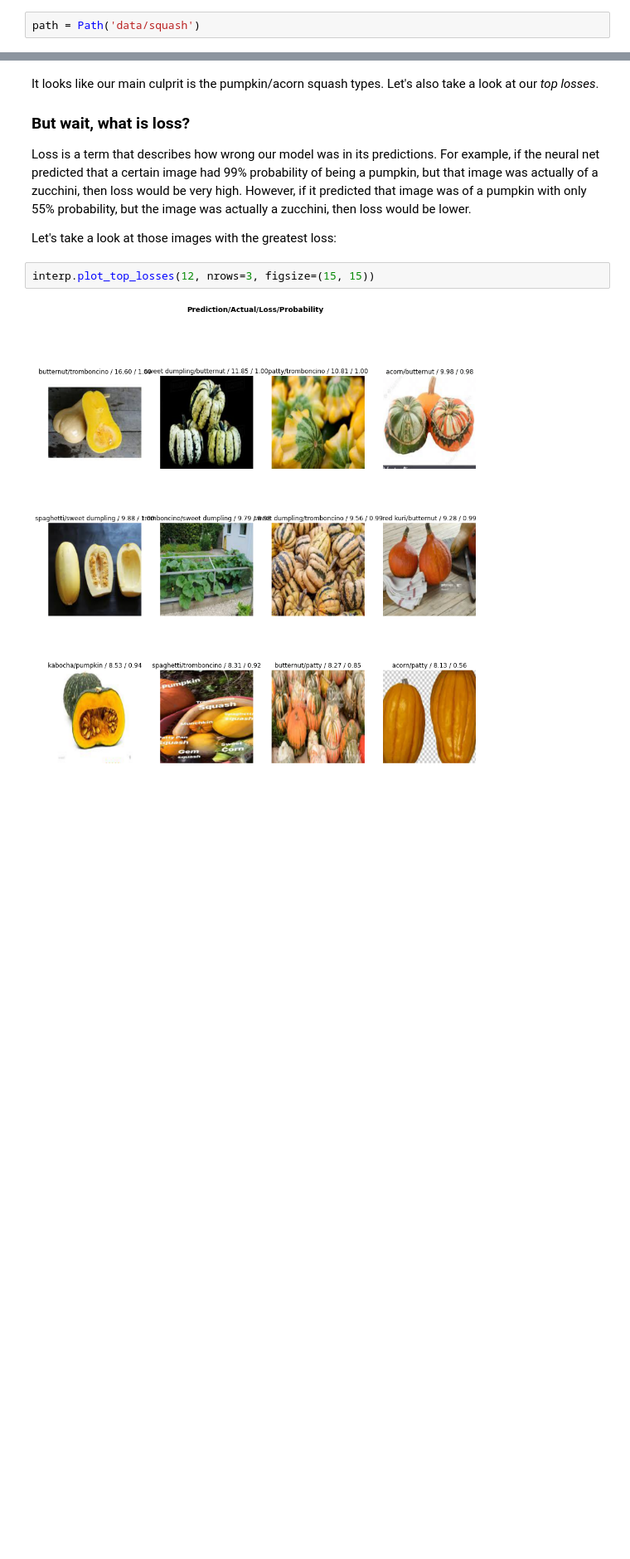
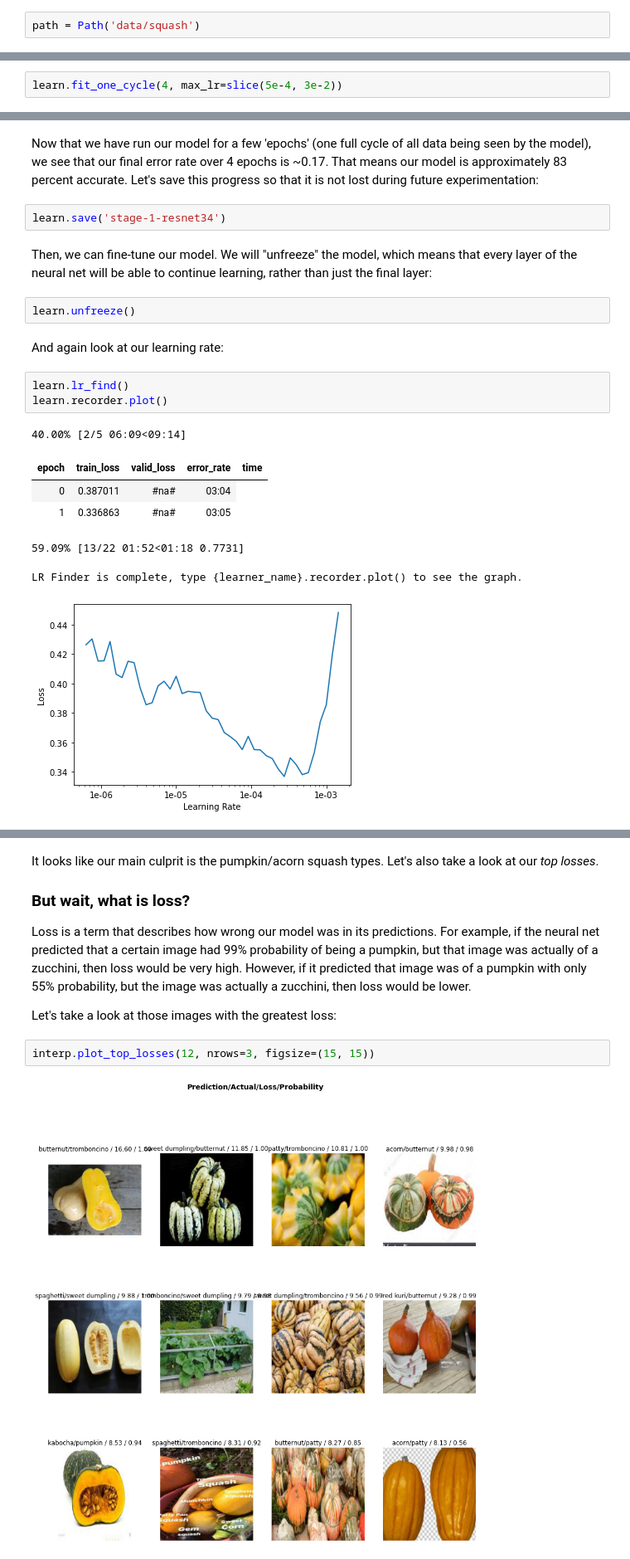
Before and after one commit to wcneill/fastai-homework, a Jupyter notebook: Lesson2-v3/lesson2.ipynb, the cells around one changed output, grey strips where cells are left out. Shown at 83% size. Cells and saved outputs as stored; diff of their text form; blank space fills up the shorter version.

```diff
--- a/Lesson2-v3/lesson2.ipynb
+++ b/Lesson2-v3/lesson2.ipynb
@@ -193,0 +195,2 @@ interp.plot_confusion_matrix()
+# %%
+learn.fit_one_cycle(4, max_lr=slice(5e-4, 3e-2))
@@ -193,0 +203,21 @@ interp.plot_confusion_matrix()
+# %% [markdown]
+Now that we have run our model for a few 'epochs' (one full cycle of all data being seen by the model), we see that our final error rate over 4 epochs is ~0.17. That means our model is approximately 83 percent accurate. Let's save this progress so that it is not lost during future experimentation:
+# %%
+learn.save('stage-1-resnet34')
+# %% [markdown]
+Then, we can fine-tune our model. We will "unfreeze" the model, which means that every layer of the neural net will be able to continue learning, rather than just the final layer:
+# %%
+learn.unfreeze()
+# %% [markdown]
+And again look at our learning rate:
+# %%
+learn.lr_find()
+learn.recorder.plot()
+# %% [output]
+40.00% [2/5 06:09<09:14]
+| epoch | train_loss | valid_loss | error_rate | time |
+| 0 | 0.387011 | #na# | 03:04 |
+| 1 | 0.336863 | #na# | 03:05 |
+59.09% [13/22 01:52<01:18 0.7731]
+LR Finder is complete, type {learner_name}.recorder.plot() to see the graph.
+[figure, added]
```
Also changed, not shown: parts of 50 cells of this notebook, 1 other file.
